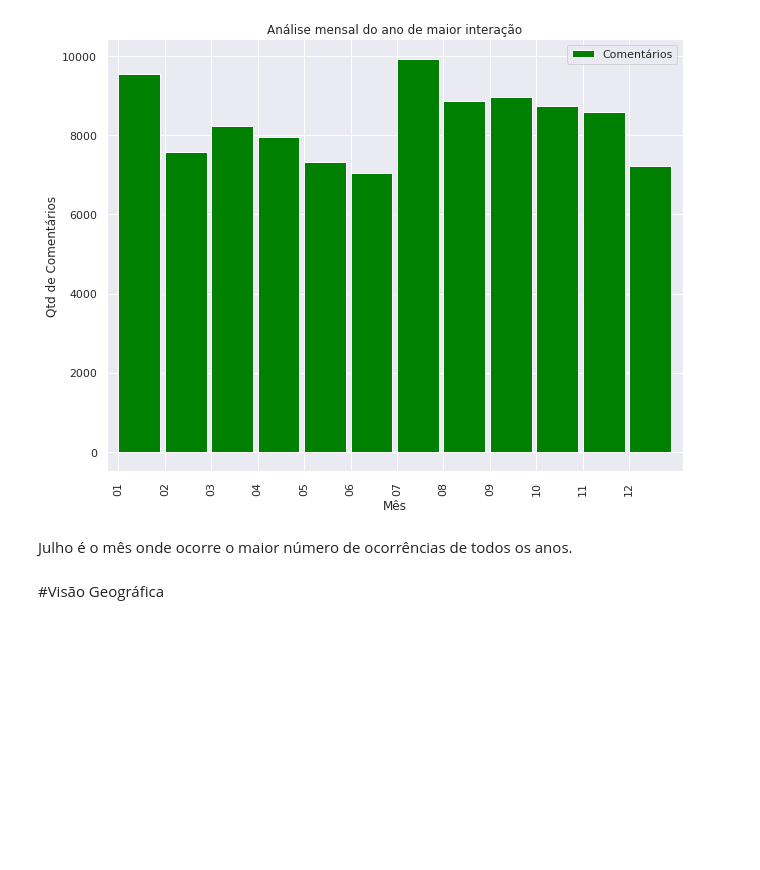
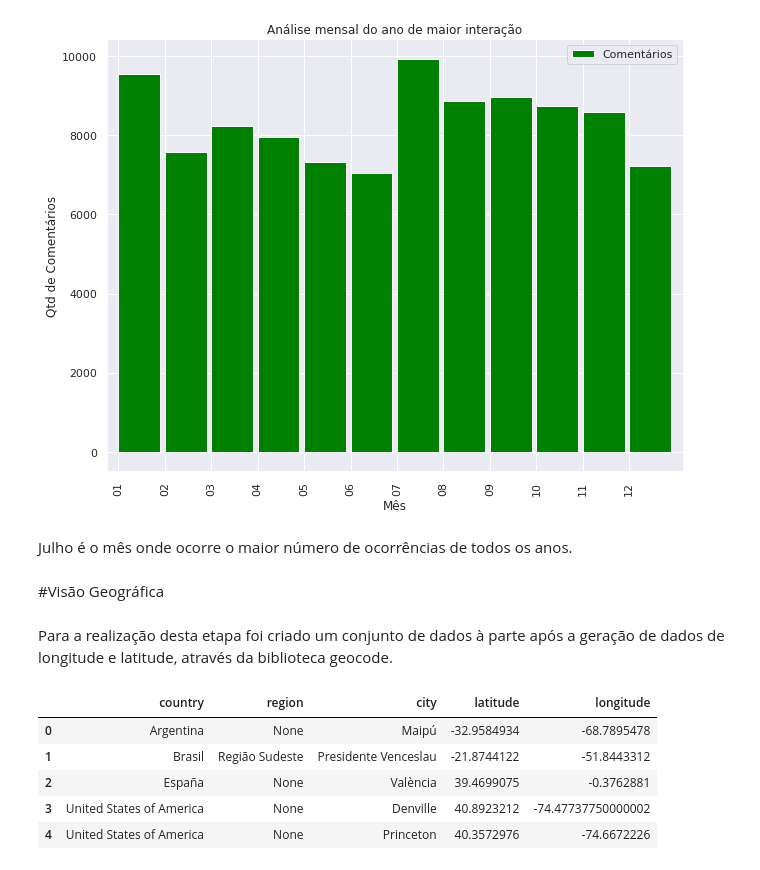
Before and after one commit to kidkmon/Sentiment-Analysis-TripAdvisor, a Jupyter notebook: Analise_sentimentos_TripAdvisor.ipynb, the cells around one changed output. Saved outputs shown, nothing was run; the diff lists cells and outputs as text; code cells hidden in the pictures; blank space fills up the shorter version.

```diff
--- a/Analise_sentimentos_TripAdvisor.ipynb
+++ b/Analise_sentimentos_TripAdvisor.ipynb
@@ -725,3 +678,17 @@ plt.show()
 Julho é o mês onde ocorre o maior número de ocorrências de todos os anos.
 # %% [markdown]
 #Visão Geográfica
+# %% [markdown]
+Para a realização desta etapa foi criado um conjunto de dados à parte após a geração de dados de longitude e latitude, através da biblioteca geocode.
+# %%
+import geopandas
+
+df_geo = pd.read_csv("data/arquivo.txt", names=["country", "region", "city", "latitude", "longitude"])
+df_geo.head()
+# %% [output]
+|  | country | region | city | latitude | longitude |
+| 0 | Argentina | None | Maipú | -32.9584934 | -68.7895478 |
+| 1 | Brasil | Região Sudeste | Presidente Venceslau | -21.8744122 | -51.8443312 |
+| 2 | España | None | València | 39.4699075 | -0.3762881 |
+| 3 | United States of America | None | Denville | 40.8923212 | -74.47737750000002 |
+| 4 | United States of America | None | Princeton | 40.3572976 | -74.6672226 |
```
Also changed, not shown: parts of 18 cells of this notebook.
